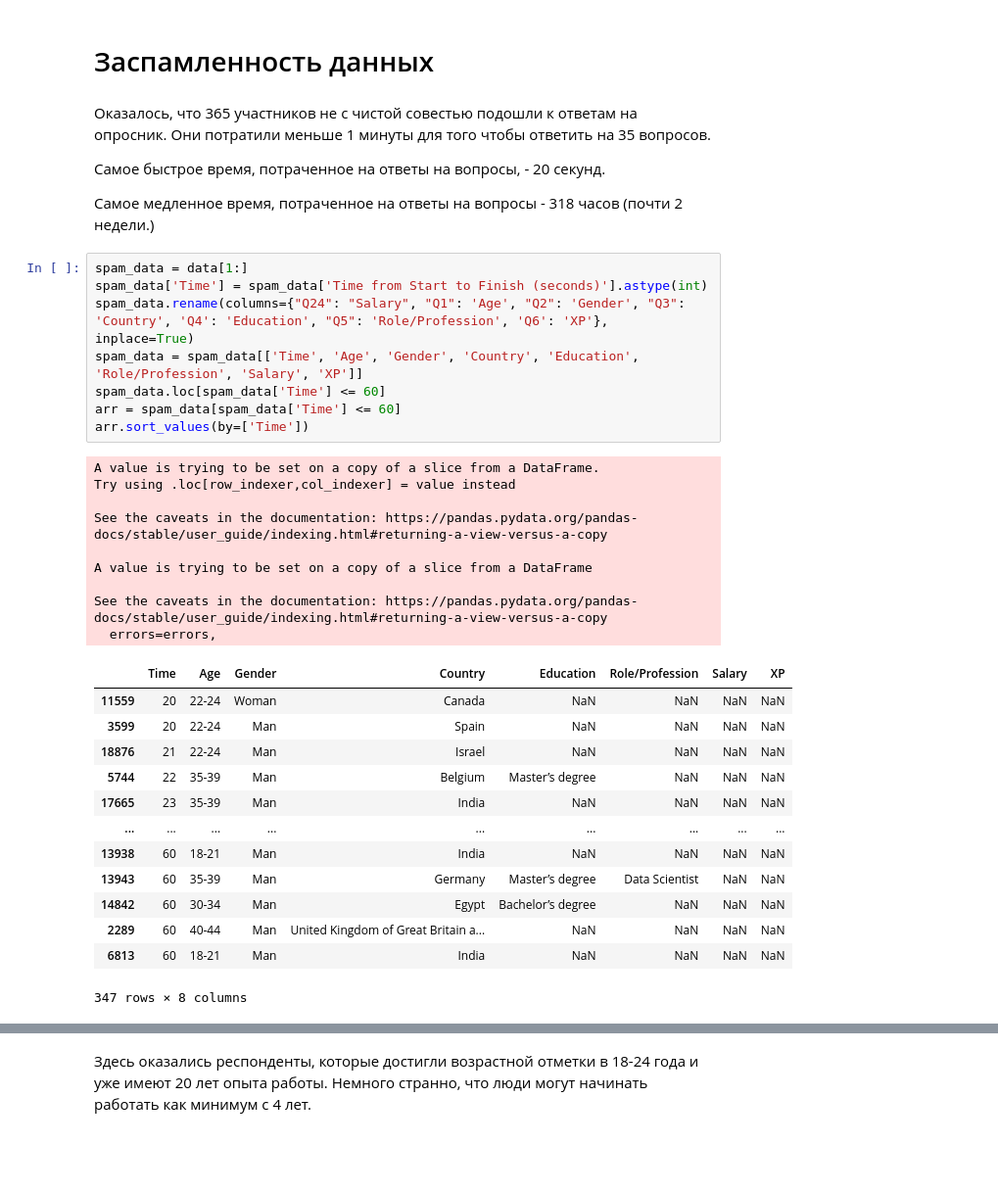
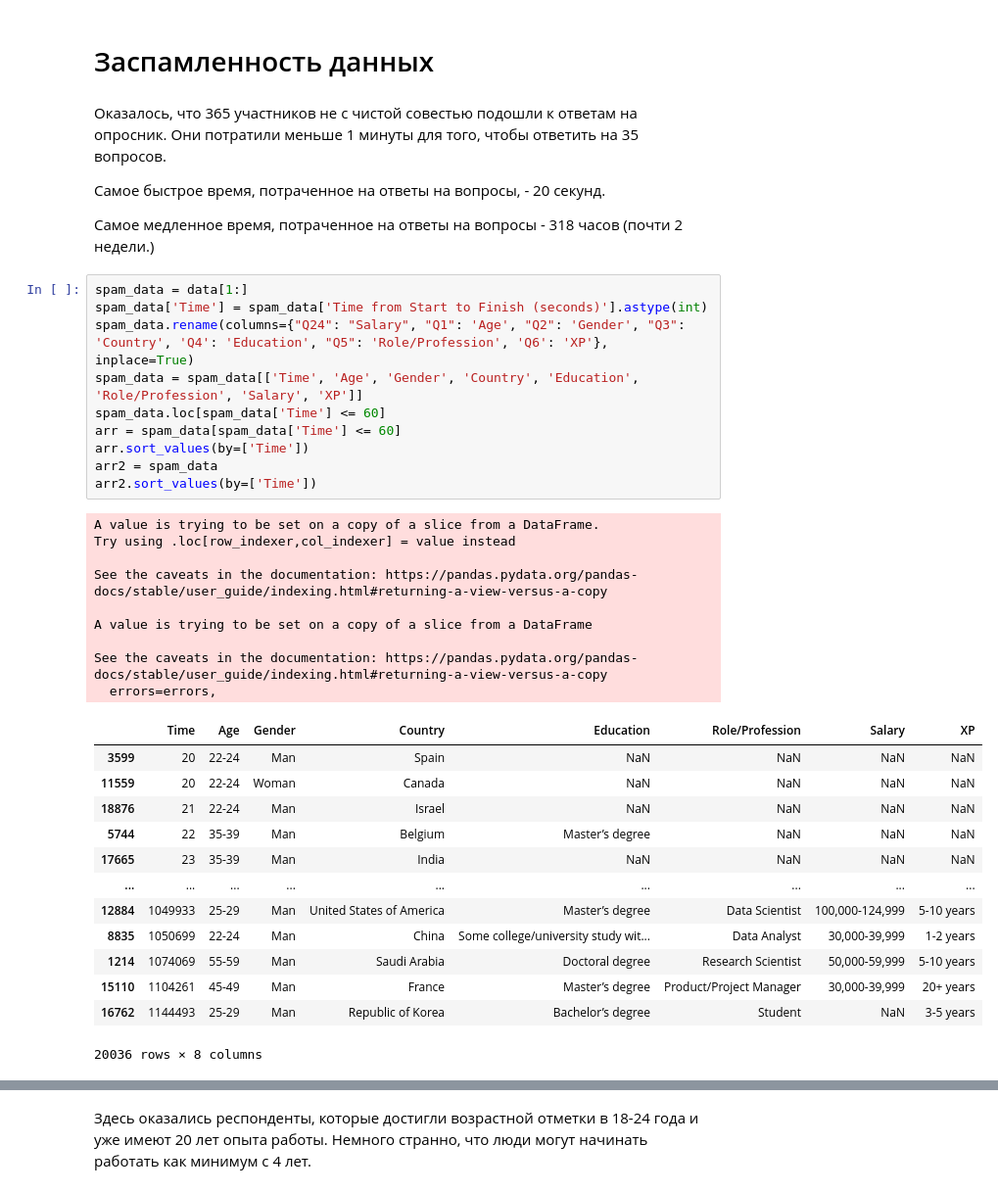
Before and after one commit to makmary/Kaggle-Competition, a Jupyter notebook: python-qlickview-solution/DataScienceKaggle.ipynb, the cells around one changed output, grey strips where cells are left out. Shown at 98% size. Drawn from its saved outputs; the diff is of its cells as text; blank space fills up the shorter version.

```diff
--- a/python-qlickview-solution/DataScienceKaggle.ipynb
+++ b/python-qlickview-solution/DataScienceKaggle.ipynb
@@ -57,7 +45,7 @@ data[1:].shape
 # %% [markdown]
 # Заспамленность данных
 # %% [markdown]
-Оказалось, что 365 участников не с чистой совестью подошли к ответам на опросник. Они потратили меньше 1 минуты для того чтобы ответить на 35 вопросов.
+Оказалось, что 365 участников не с чистой совестью подошли к ответам на опросник. Они потратили меньше 1 минуты для того, чтобы ответить на 35 вопросов.
 
 Самое быстрое время, потраченное на ответы на вопросы, - 20 секунд.
 
@@ -65,31 +53,33 @@ data[1:].shape
 # %%
 spam_data = data[1:]
 spam_data['Time'] = spam_data['Time from Start to Finish (seconds)'].astype(int)
 spam_data.rename(columns={"Q24": "Salary", "Q1": 'Age', "Q2": 'Gender', "Q3": 'Country', 'Q4': 'Education', "Q5": 'Role/Profession', 'Q6': 'XP'}, inplace=True)
 spam_data = spam_data[['Time', 'Age', 'Gender', 'Country', 'Education', 'Role/Profession', 'Salary', 'XP']]
 spam_data.loc[spam_data['Time'] <= 60]
 arr = spam_data[spam_data['Time'] <= 60]
 arr.sort_values(by=['Time'])
+arr2 = spam_data
+arr2.sort_values(by=['Time'])
 # %% [output]
 A value is trying to be set on a copy of a slice from a DataFrame.
 Try using .loc[row_indexer,col_indexer] = value instead
 
 See the caveats in the documentation: https://pandas.pydata.org/pandas-docs/stable/user_guide/indexing.html#returning-a-view-versus-a-copy
 
 A value is trying to be set on a copy of a slice from a DataFrame
 
 See the caveats in the documentation: https://pandas.pydata.org/pandas-docs/stable/user_guide/indexing.html#returning-a-view-versus-a-copy
   errors=errors,
 |  | Time | Age | Gender | Country | Education | Role/Profession | Salary | XP |
+| 3599 | 20 | 22-24 | Man | Spain | NaN | NaN | NaN | NaN |
 | 11559 | 20 | 22-24 | Woman | Canada | NaN | NaN | NaN | NaN |
-| 3599 | 20 | 22-24 | Man | Spain | NaN | NaN | NaN | NaN |
 | 18876 | 21 | 22-24 | Man | Israel | NaN | NaN | NaN | NaN |
 | 5744 | 22 | 35-39 | Man | Belgium | Master’s degree | NaN | NaN | NaN |
 | 17665 | 23 | 35-39 | Man | India | NaN | NaN | NaN | NaN |
 | ... | ... | ... | ... | ... | ... | ... | ... | ... |
-| 13938 | 60 | 18-21 | Man | India | NaN | NaN | NaN | NaN |
-| 13943 | 60 | 35-39 | Man | Germany | Master’s degree | Data Scientist | NaN | NaN |
-| 14842 | 60 | 30-34 | Man | Egypt | Bachelor’s degree | NaN | NaN | NaN |
-| 2289 | 60 | 40-44 | Man | United Kingdom of Great Britain a... | NaN | NaN | NaN | NaN |
-| 6813 | 60 | 18-21 | Man | India | NaN | NaN | NaN | NaN |
+| 12884 | 1049933 | 25-29 | Man | United States of America | Master’s degree | Data Scientist | 100,000-124,999 | 5-10 years |
+| 8835 | 1050699 | 22-24 | Man | China | Some college/university study wit... | Data Analyst | 30,000-39,999 | 1-2 years |
+| 1214 | 1074069 | 55-59 | Man | Saudi Arabia | Doctoral degree | Research Scientist | 50,000-59,999 | 5-10 years |
+| 15110 | 1104261 | 45-49 | Man | France | Master’s degree | Product/Project Manager | 30,000-39,999 | 20+ years |
+| 16762 | 1144493 | 25-29 | Man | Republic of Korea | Bachelor’s degree | Student | NaN | 3-5 years |
-347 rows × 8 columns
+20036 rows × 8 columns
```
Also changed, not shown: parts of 12 cells of this notebook.
